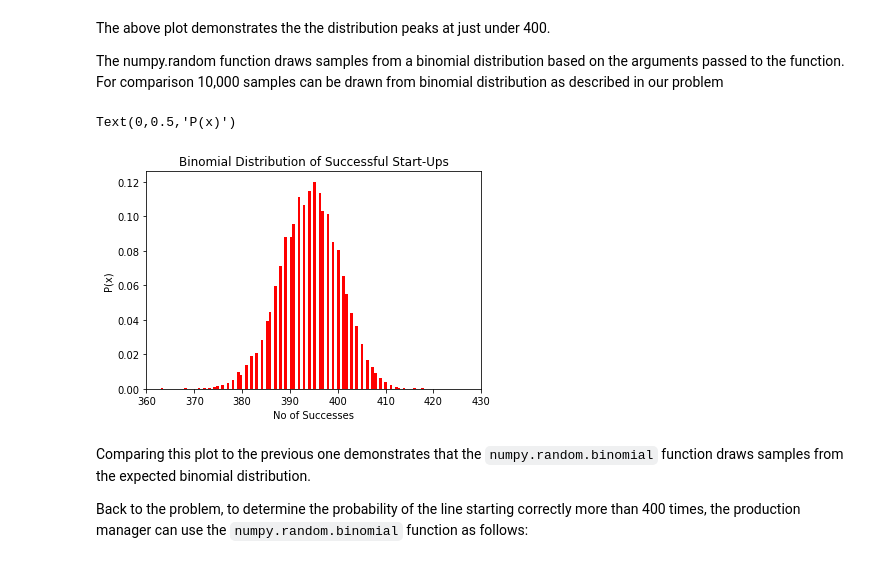
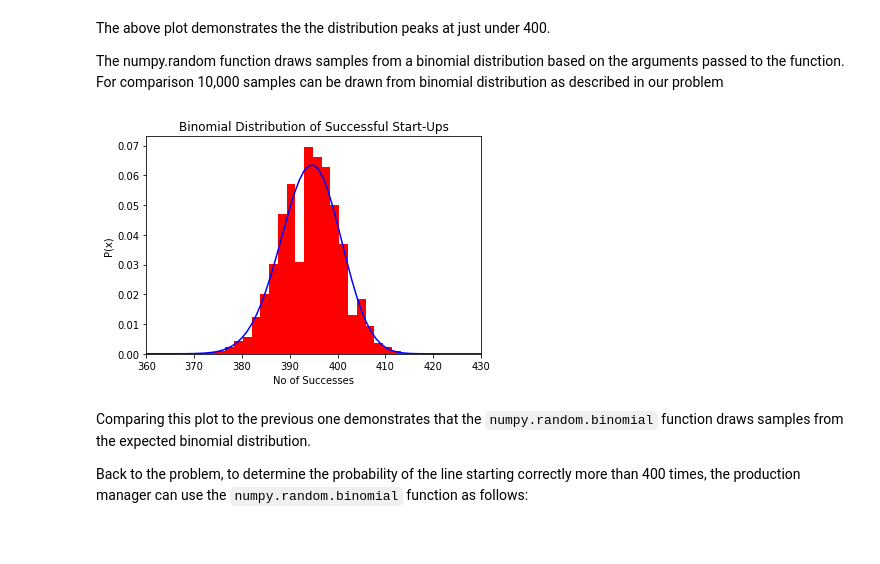
Before and after one commit to shkyler/gmit-pfda-exercises, a Jupyter notebook: numpyrandom.ipynb, the cells around one changed output. Cells and saved outputs as stored; diff of their text form; code cells hidden in the pictures.

```diff
--- a/numpyrandom.ipynb
+++ b/numpyrandom.ipynb
@@ -558,8 +558,8 @@ q = 1-p
 n = 438
 r = 400 # at least
 # Plot the distribution
-x = np.arange(1,(n + 1),1)
-y = [math.factorial(n)/(math.factorial(x[i])*math.factorial(n-x[i]))*(p**x)*(q**(n-x[i])) for i in range(len(x))]
+x = np.arange(1,(n+1),1)
+y = [(math.factorial(n)/(math.factorial(x[i])*math.factorial(n-x[i])))*(p**x[i])*(q**(n-x[i])) for i in range(len(x))]
 
 plt.title("Binomial Distribution")
 plt.xlabel("No of Successes")
@@ -576,16 +576,19 @@ The numpy.random function draws samples from a binomial distribution based on th
 # %%
 # note that p,q,n and r are defines in the previous example
 #select 10,000 items using binomial distribution with p and n taken from our problem
 data = [np.random.binomial(n,p, 10000)]
-# Plot a histogram of the drawn samples (use 100 bins to show the detail)
-plt.hist(data, color='red', density=True, bins=100)
+# Plot a histogram of the drawn samples
+plt.hist(data, color='red', density=True, bins=24)
 plt.title("Binomial Distribution of Successful Start-Ups")
 plt.xlim(360,430)
 plt.xlabel("No of Successes")
 plt.ylabel("P(x)")
+# Plot the distribution from the previous example
+
+plt.plot(x,y, 'b')
+plt.show()
 # %% [output]
-Text(0,0.5,'P(x)')
-[figure, old version]
+[figure, new version]
 # %% [markdown]
 Comparing this plot to the previous one demonstrates that the `numpy.random.binomial` function draws samples from the expected binomial distribution.
 
```
Also changed, not shown: parts of 3 cells of this notebook.
